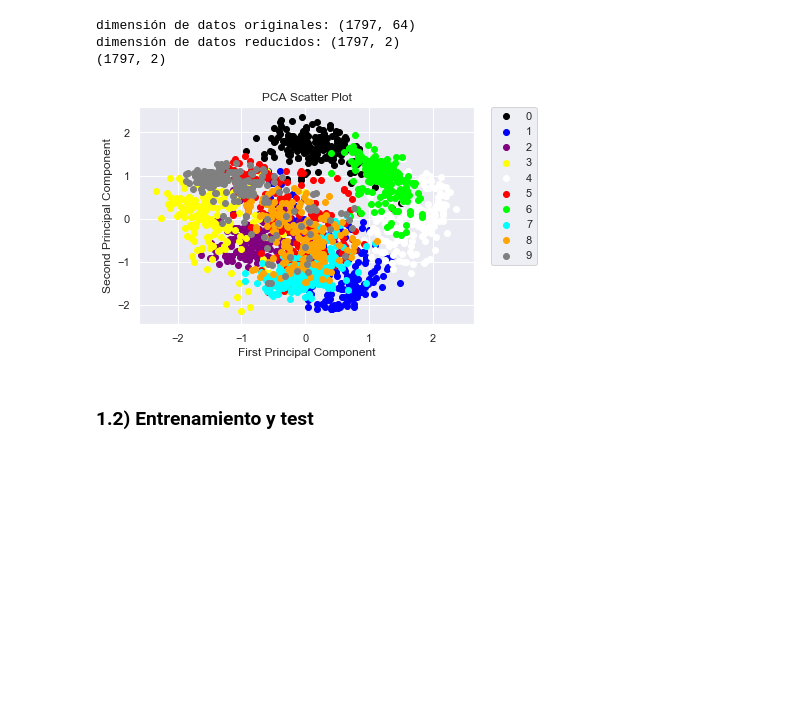
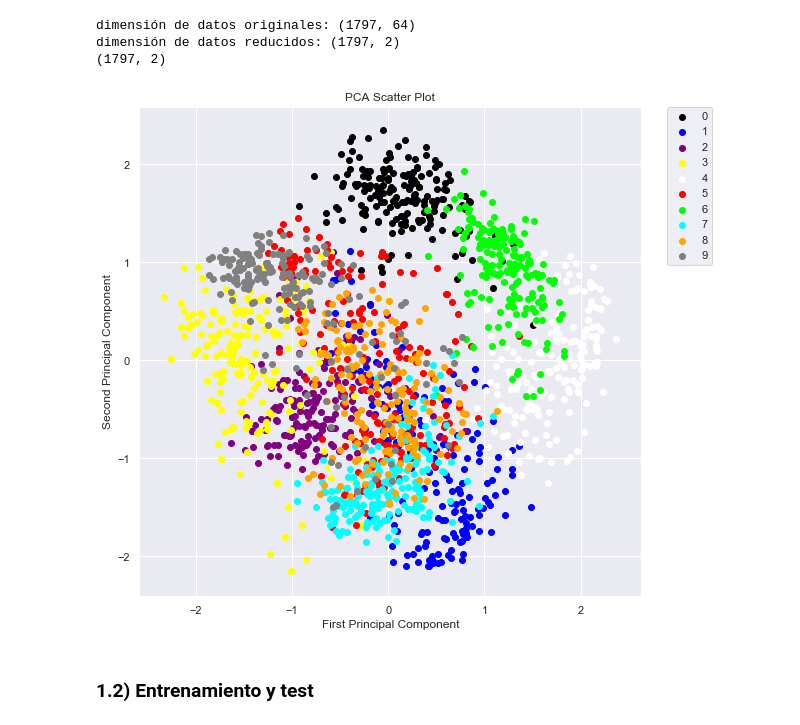
Before and after one commit to GAMES-UChile/Curso-BancoEstado, a Jupyter notebook: modulo4/modulo4.ipynb, the cells around one changed output. Drawn from its saved outputs; the diff is of its cells as text; code cells hidden in the pictures; blank space fills up the shorter version.

```diff
--- a/modulo4/modulo4.ipynb
+++ b/modulo4/modulo4.ipynb
@@ -111,20 +111,20 @@ dimensión de datos reducidos: (1797, 2)
 # %%
 #Visualización en baja dimensión
 
 #definimos colores para cada clase
 colors = ['black', 'blue', 'purple', 'yellow', 'white', 'red', 'lime', 'cyan', 'orange', 'gray']
-
+plt.figure(figsize=(9,9))
 for i in range(len(colors)):
     x = reduced_data_rpca[:, 0][digits.target == i]
     y = reduced_data_rpca[:, 1][digits.target == i]
     plt.scatter(x, y, c=colors[i])
 plt.legend(digits.target_names, bbox_to_anchor=(1.05, 1), loc=2, borderaxespad=0.)
 plt.xlabel('First Principal Component')
 plt.ylabel('Second Principal Component')
 plt.title("PCA Scatter Plot")
 plt.show()
 # %% [output]
-[figure, old version]
+[figure, new version]
 # %% [markdown]
 ### 1.2) Entrenamiento y test
 # %%
```
Also changed, not shown: parts of 11 cells of this notebook, 1 other file.
